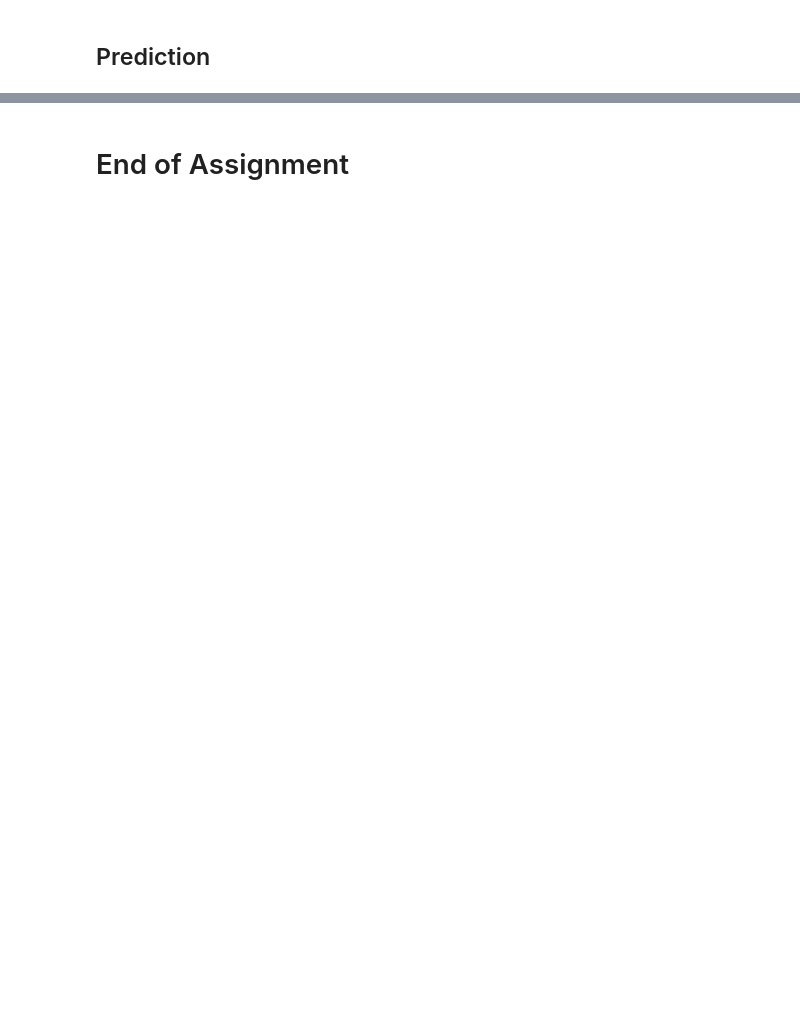
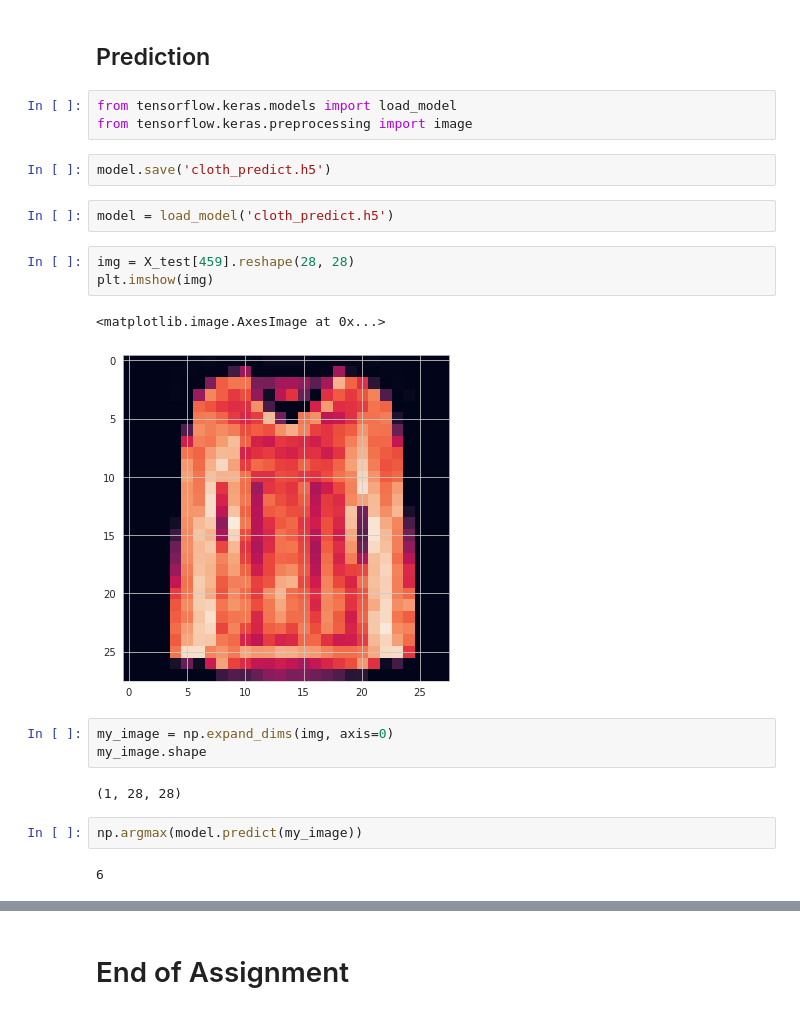
Before and after one commit to harun1yuksel/working, a Jupyter notebook: Deep Learning/projects_assignments/DL-Assignment-2 (Image Classification with CNN)-Student.ipynb, the cells around one changed output, grey strips where cells are left out. Cells and saved outputs as stored; diff of their text form; blank space fills up the shorter version.

```diff
--- a/Deep Learning/projects_assignments/DL-Assignment-2 (Image Classification with CNN)-Student.ipynb
+++ b/Deep Learning/projects_assignments/DL-Assignment-2 (Image Classification with CNN)-Student.ipynb
@@ -246,2 +278,24 @@ model.fit(X_train, Y_train, batch_size=32, epochs=100, validation_data=(X_test,Y
 # %% [markdown]
 ## Prediction
+# %%
+from tensorflow.keras.models import load_model
+from tensorflow.keras.preprocessing import image
+# %%
+model.save('cloth_predict.h5')
+# %%
+model = load_model('cloth_predict.h5')
+# %%
+img = X_test[459].reshape(28, 28)
+plt.imshow(img)
+# %% [output]
+<matplotlib.image.AxesImage at 0x...>
+[figure, added]
+# %%
+my_image = np.expand_dims(img, axis=0)
+my_image.shape
+# %% [output]
+(1, 28, 28)
+# %%
+np.argmax(model.predict(my_image))
+# %% [output]
+6
```
Also changed, not shown: parts of 19 cells of this notebook.
